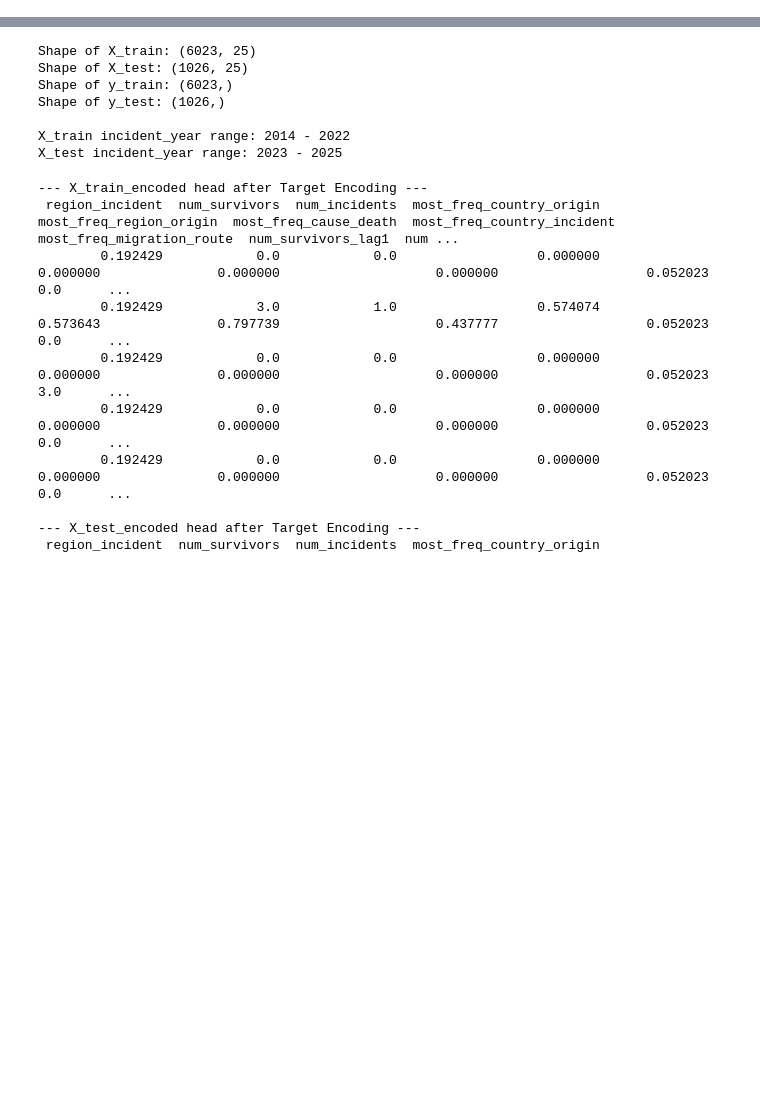
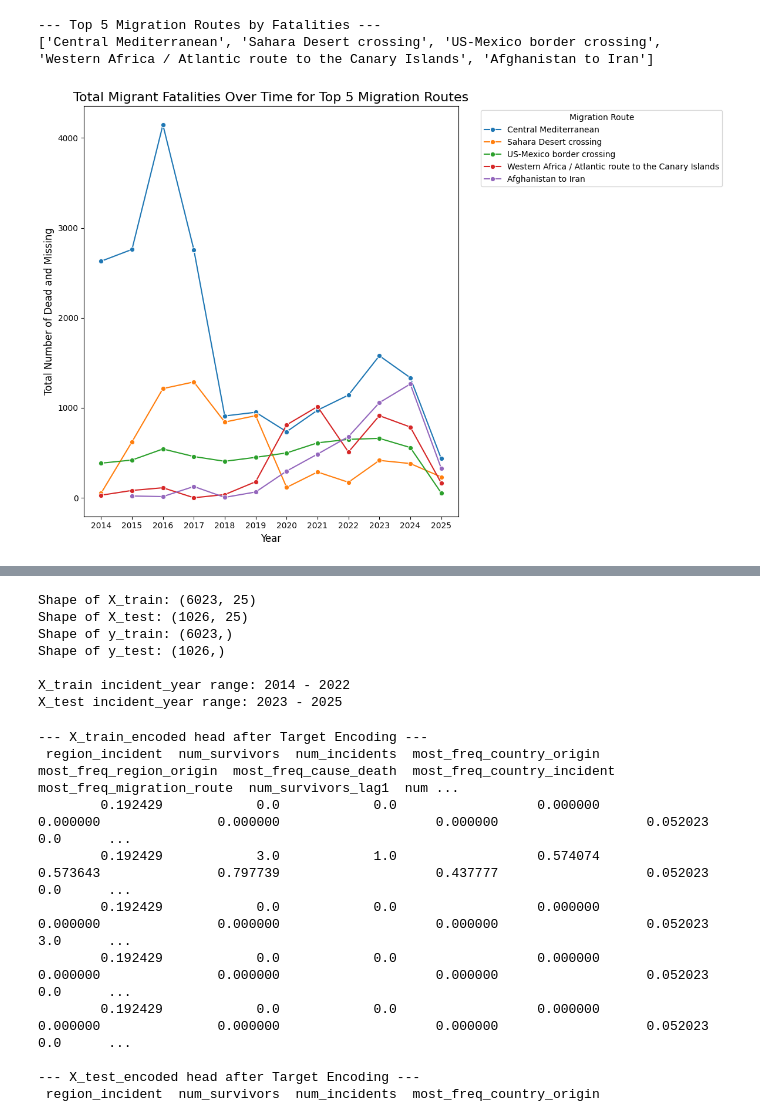
Before and after one commit to SiddhanthNB/global-migration-fatality, a Jupyter notebook: main.ipynb, the cells around one changed output, grey strips where cells are left out. Saved outputs shown, nothing was run; the diff lists cells and outputs as text; code cells hidden in the pictures; blank space fills up the shorter version.

```diff
--- a/main.ipynb
+++ b/main.ipynb
@@ -49,0 +186,12 @@ df_raw = df_raw.rename(columns=column_rename_map)
+# %%
+# convert coordinates from string to tuple
+
+def convert_coordinates(coord_str):
+    if pd.isna(coord_str):
+        return None
+    try:
+        lat, lon = map(float, coord_str.split(','))
+        return (lat, lon)
+    except ValueError:
+        return None
+df_filtered['coordinates'] = df_filtered['coordinates'].apply(convert_coordinates)
@@ -121,0 +341,22 @@ Number of rows after weekly aggregation (weeks with incidents): 4293
+# %%
+top_routes = df_filtered.groupby('migration_route')['total_dead_missing'].sum().nlargest(5).index
+
+df_top_routes = df_filtered[df_filtered['migration_route'].isin(top_routes)]
+
+fatalities_by_route_year = df_top_routes.groupby(['incident_year', 'migration_route'])['total_dead_missing'].sum().reset_index()
+
+plt.figure(figsize=(12, 8))
+sns.lineplot(data=fatalities_by_route_year, x='incident_year', y='total_dead_missing', hue='migration_route', marker='o')
+plt.title('Total Migrant Fatalities Over Time for Top 5 Migration Routes', fontsize=16)
+plt.xlabel('Year', fontsize=12)
+plt.ylabel('Total Number of Dead and Missing', fontsize=12)
+plt.legend(title='Migration Route', bbox_to_anchor=(1.05, 1), loc='upper left')
+plt.xticks(fatalities_by_route_year['incident_year'].unique().astype(int))
+plt.tight_layout()
+
+print("\n--- Top 5 Migration Routes by Fatalities ---")
+print(top_routes.to_list())
+# %% [output]
+--- Top 5 Migration Routes by Fatalities ---
+['Central Mediterranean', 'Sahara Desert crossing', 'US-Mexico border crossing', 'Western Africa / Atlantic route to the Canary Islands', 'Afghanistan to Iran']
+[figure, added]
```
Also changed, not shown: parts of 55 cells of this notebook.
